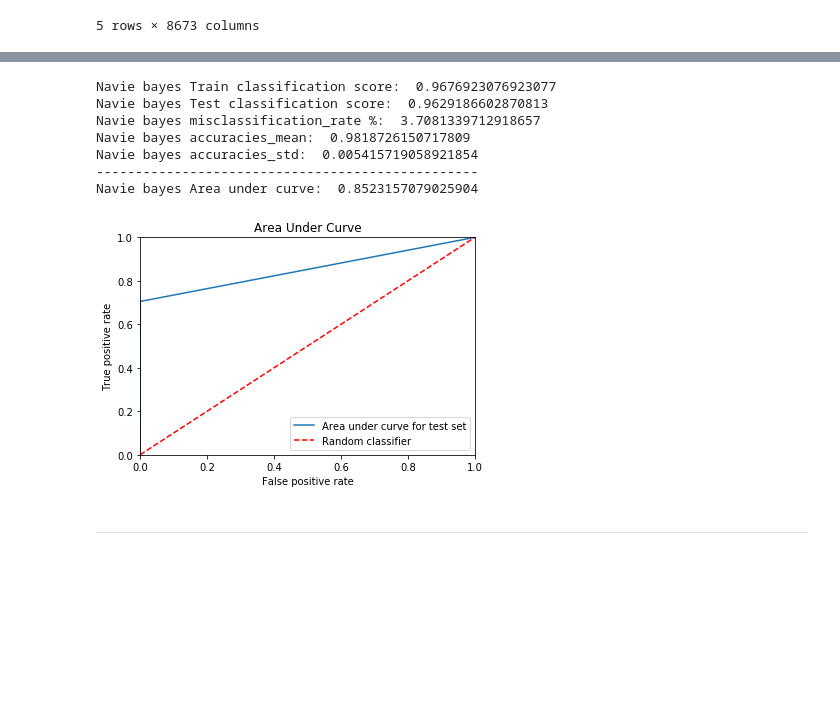
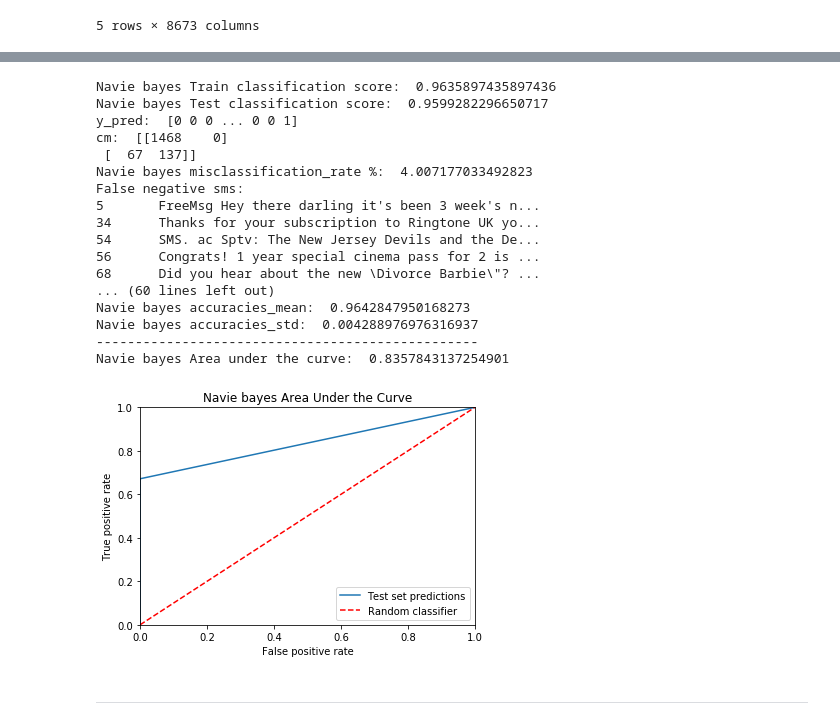
Before and after one commit to tahamohkawy/nlp, a Jupyter notebook: sms spam detector/sms spam detector.ipynb, the cells around one changed output, grey strips where cells are left out. Drawn from its saved outputs; the diff is of its cells as text; code cells hidden in the pictures; blank space fills up the shorter version.

Commit message:
Check false negaitve and false positive

```diff
--- a/sms spam detector/sms spam detector.ipynb
+++ b/sms spam detector/sms spam detector.ipynb
@@ -68,16 +75,7 @@ features_vector.head()
 | 3 | 0.0 | 0.0 | 0.0 | 0.0 | 0.0 | 0.0 | 0.0 | 0.0 | 0.0 | 0.0 | ... | ... |
 | 4 | 0.0 | 0.0 | 0.0 | 0.0 | 0.0 | 0.0 | 0.0 | 0.0 | 0.0 | 0.0 | ... | ... |
 5 rows × 8673 columns
-# %%
-#label encode the label
-from sklearn.preprocessing import LabelEncoder
-
-labelEncoder = LabelEncoder()
-
-features_vector['label'] = labelEncoder.fit_transform(features_vector['label'])
-
-#spam is 1, ham is 0
 # %%
-values = features_vector.values
-values
+values = features_vector
+values.head()
 # %% [output]
@@ -91,7 +89,7 @@ array([[0., 0., 0., ..., 0., 0., 0.],
 # %%
 #Separate independent variables and dependent variables
-X = values[:,0:-1]
-y = values[:,-1]
+X = values.iloc[:,0:-1]
+y = values.iloc[:,-1]
 # %%
 #Split data into training set and test set
 from sklearn.model_selection import train_test_split
@@ -122,58 +120,86 @@ print('Navie bayes Test classification score: ',classifier.score(X_test, y_test)
 
 #Predict
 y_pred = classifier.predict(X_test)
-y_pred
+print('y_pred: ',y_pred)
 
 #Metrics
 #Confusion matrix
 from sklearn.metrics import confusion_matrix
 cm = confusion_matrix(y_test, y_pred)
-cm
+print('cm: ', cm)
 
 misclassification_rate = (cm[1,0] + cm[0,1]) / len(y_pred) * 100
 print('Navie bayes misclassification_rate %: ',misclassification_rate)
+
+
+data['NB predict'] = classifier.predict(X) #predict all data
+
+#False negative (SMS that is spam but the model thought it was not)
+fn_sms = data[ (data['NB predict'] == 0) & (data['label'] == 1)]['v2']
+print('False negative sms: ')
+print(fn_sms)
+#We might need to add more features to increase the accuracy
+
+print('-------------------------------------------------------------')
+
+
+#False positive (SMS that is not spam but the model thought it was)
+fp_sms = data[ (data['NB predict'] == 1) & (data['label'] == 0)]['v2']
+print('False positive sms: ')
+print(fp_sms)
+#No false positives
 
 
 #Cross validation
 from sklearn.model_selection import cross_val_score, KFold
 cv = KFold(n_splits=10,shuffle=True)
 accuracies = cross_val_score(classifier, X, y, scoring='accuracy', cv=cv)
 accuracies_mean = accuracies.mean()
 accuracies_std = accuracies.std()
 print('Navie bayes accuracies_mean: ',accuracies_mean)
 print('Navie bayes accuracies_std: ',accuracies_std)
 
 
 print('-------------------------------------------------')
 
 #ROC and AUC
 from sklearn.metrics import roc_curve, auc
 
 fpr, tpr, threshold = roc_curve(y_test, y_pred)
 area = auc(fpr, tpr)
 
-print('Navie bayes Area under curve: ', area)
+print('Navie bayes Area under the curve: ', area)
 
-plt.plot(fpr, tpr, label='Area under curve for test set')
+plt.plot(fpr, tpr, label='Test set predictions')
 
 #plot the random classifier with equal opportunity
 plt.plot([0,1],[0,1], 'k', color='red',linestyle='--', label='Random classifier')
 plt.xlim([0.0, 1.0])
 plt.ylim([0.0, 1.0])
 plt.xlabel('False positive rate')
 plt.ylabel('True positive rate')
-plt.title('Navie bayes Area Under Curve')
+plt.title('Navie bayes Area Under the Curve')
 plt.legend(loc='lower right')
 plt.show()
 # %% [output]
-Navie bayes Train classification score:  0.9676923076923077
-Navie bayes Test classification score:  0.9629186602870813
-Navie bayes misclassification_rate %:  3.7081339712918657
-Navie bayes accuracies_mean:  0.9818726150717809
-Navie bayes accuracies_std:  0.005415719058921854
+Navie bayes Train classification score:  0.9635897435897436
+Navie bayes Test classification score:  0.9599282296650717
+y_pred:  [0 0 0 ... 0 0 1]
+cm:  [[1468    0]
+ [  67  137]]
+Navie bayes misclassification_rate %:  4.007177033492823
+False negative sms:
+5       FreeMsg Hey there darling it's been 3 week's n...
+34      Thanks for your subscription to Ringtone UK yo...
+54      SMS. ac Sptv: The New Jersey Devils and the De...
+56      Congrats! 1 year special cinema pass for 2 is ...
+68      Did you hear about the new \Divorce Barbie\"? ...
+... (60 lines left out)
+Navie bayes accuracies_mean:  0.9642847950168273
+Navie bayes accuracies_std:  0.004288976976316937
 -------------------------------------------------
-Navie bayes Area under curve:  0.8523157079025904
+Navie bayes Area under the curve:  0.8357843137254901
-[figure, old version]
+[figure, new version]
 # %% [markdown]
 ----------------------------------------------------------------------------
 # %%
```
Also changed, not shown: parts of 12 cells of this notebook.
